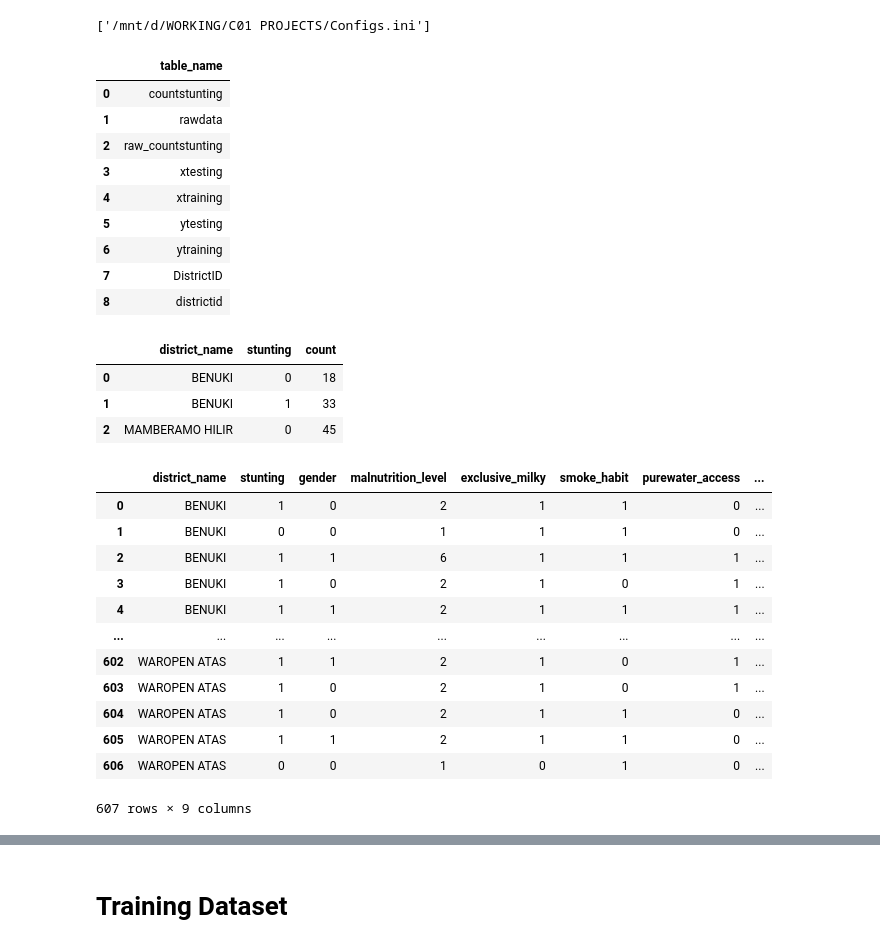
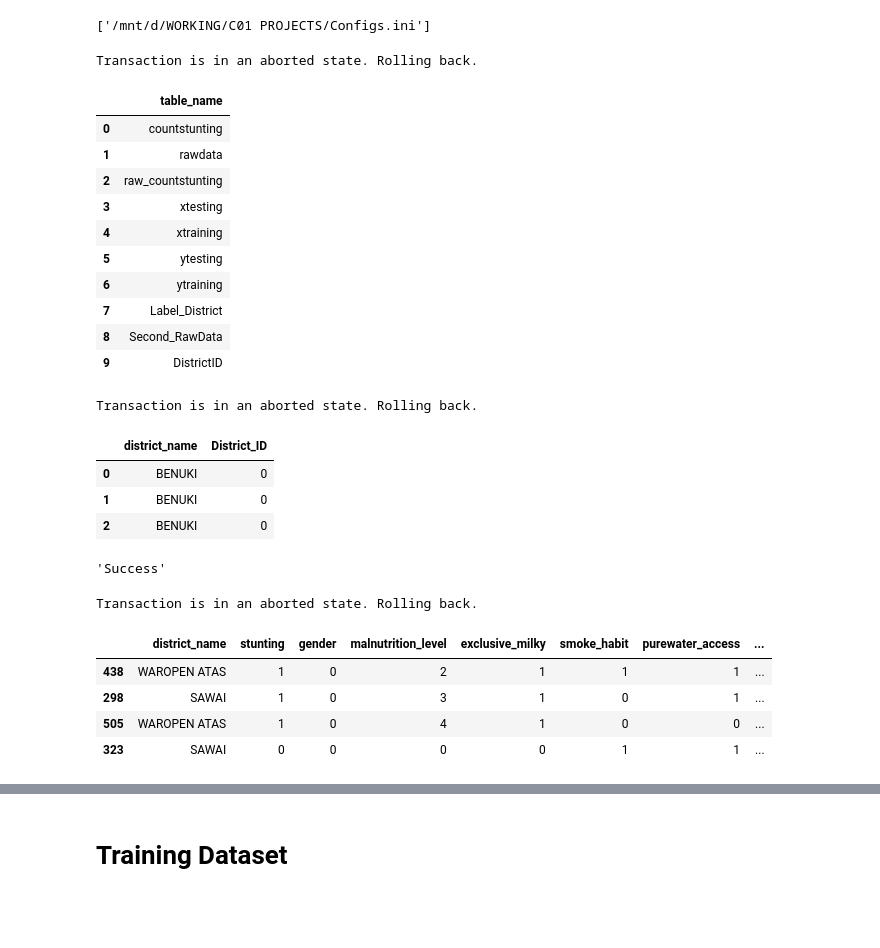
Before and after one commit to masterofray/AI_Stunting_model, a Jupyter notebook: notebooks/NB03_TabNet_plus_Classical_ML.ipynb, the cells around one changed output, grey strips where cells are left out. Saved outputs shown, nothing was run; the diff lists cells and outputs as text; code cells hidden in the pictures; blank space fills up the shorter version.

Commit message:
working with TABnet notebook and the query

```diff
--- a/notebooks/NB03_TabNet_plus_Classical_ML.ipynb
+++ b/notebooks/NB03_TabNet_plus_Classical_ML.ipynb
@@ -283,16 +284,30 @@ def GetData(Koneksi   : object,
             usepandas : bool = False,
            ) -> pd.DataFrame:
     assert len(query) > 10, 'Not sufficient query!'
+    check = 'drop' in query[:10].lower() or \
+            'insert' in query[:10].lower() or \
+            'create' in query[:10].lower()
+    if Koneksi.closed or Koneksi.status != STATUS_READY:
+        print("Transaction is in an aborted state. Rolling back.")
+        Koneksi.rollback()
+
     if not usepandas :
         postgr = Koneksi.cursor()
         postgr.execute(query)
-        raw = postgr.fetchall()
-        header = [item[0] for item in postgr.description]
-        data = pd.DataFrame(raw, columns = header)
+        if not check:
+            raw = postgr.fetchall()
+            header = [item[0] for item in postgr.description]
+            data = pd.DataFrame(raw, columns = header)
         postgr.close()
+
     else:
         data = pd.read_sql(query, Koneksi)
-    return data
+
+    Koneksi.commit()
+    if not check:
+        return data
+    else:
+        return 'Success'
 # %%
 syntax = '''
 SELECT
@@ -300,12 +315,13 @@ SELECT
 FROM
     information_schema.tables
 WHERE
-    table_schema = 'public'
+    table_schema =  'public'
     AND table_type = 'BASE TABLE';
 '''
 
 GetData(PostConnected, syntax)
 # %% [output]
+Transaction is in an aborted state. Rolling back.
 |  | table_name |
 | 0 | countstunting |
 | 1 | rawdata |
@@ -314,34 +330,32 @@ GetData(PostConnected, syntax)
 | 4 | xtraining |
 | 5 | ytesting |
 | 6 | ytraining |
-| 7 | DistrictID |
-| 8 | districtid |
+| 7 | Label_District |
+| 8 | Second_RawData |
+| 9 | DistrictID |
 # %%
-syntax = 'SELECT * FROM countstunting;'
+syntax = 'SELECT * FROM "DistrictID";'
 test = GetData(PostConnected, syntax)
 display(test.head(3))
 # %% [output]
+Transaction is in an aborted state. Rolling back.
-|  | district_name | stunting | count |
-| 0 | BENUKI | 0 | 18 |
-| 1 | BENUKI | 1 | 33 |
-| 2 | MAMBERAMO HILIR | 0 | 45 |
+|  | district_name | District_ID |
+| 0 | BENUKI | 0 |
+| 1 | BENUKI | 0 |
+| 2 | BENUKI | 0 |
+# %%
+syntax = 'DROP TABLE IF EXISTS Second_RawData'
+GetData(PostConnected, syntax)
+# %% [output]
+'Success'
 # %%
 syntax = 'SELECT * FROM rawdata;'
 rawdata = GetData(PostConnected, syntax)
-rawdata
-
-#rawdata.drop([district])
+display(rawdata.sample(4))
 # %% [output]
+Transaction is in an aborted state. Rolling back.
 |  | district_name | stunting | gender | malnutrition_level | exclusive_milky | smoke_habit | purewater_access | ... |
-| 0 | BENUKI | 1 | 0 | 2 | 1 | 1 | 0 | ... |
-| 1 | BENUKI | 0 | 0 | 1 | 1 | 1 | 0 | ... |
-| 2 | BENUKI | 1 | 1 | 6 | 1 | 1 | 1 | ... |
-| 3 | BENUKI | 1 | 0 | 2 | 1 | 0 | 1 | ... |
-| 4 | BENUKI | 1 | 1 | 2 | 1 | 1 | 1 | ... |
-| ... | ... | ... | ... | ... | ... | ... | ... | ... |
-| 602 | WAROPEN ATAS | 1 | 1 | 2 | 1 | 0 | 1 | ... |
-| 603 | WAROPEN ATAS | 1 | 0 | 2 | 1 | 0 | 1 | ... |
-| 604 | WAROPEN ATAS | 1 | 0 | 2 | 1 | 1 | 0 | ... |
-| 605 | WAROPEN ATAS | 1 | 1 | 2 | 1 | 1 | 0 | ... |
-| 606 | WAROPEN ATAS | 0 | 0 | 1 | 0 | 1 | 0 | ... |
+| 438 | WAROPEN ATAS | 1 | 0 | 2 | 1 | 1 | 1 | ... |
+| 298 | SAWAI | 1 | 0 | 3 | 1 | 0 | 1 | ... |
+| 505 | WAROPEN ATAS | 1 | 0 | 4 | 1 | 0 | 0 | ... |
+| 323 | SAWAI | 0 | 0 | 0 | 0 | 1 | 1 | ... |
-607 rows × 9 columns
```
Also changed, not shown: parts of 18 cells of this notebook, 3 other files.
